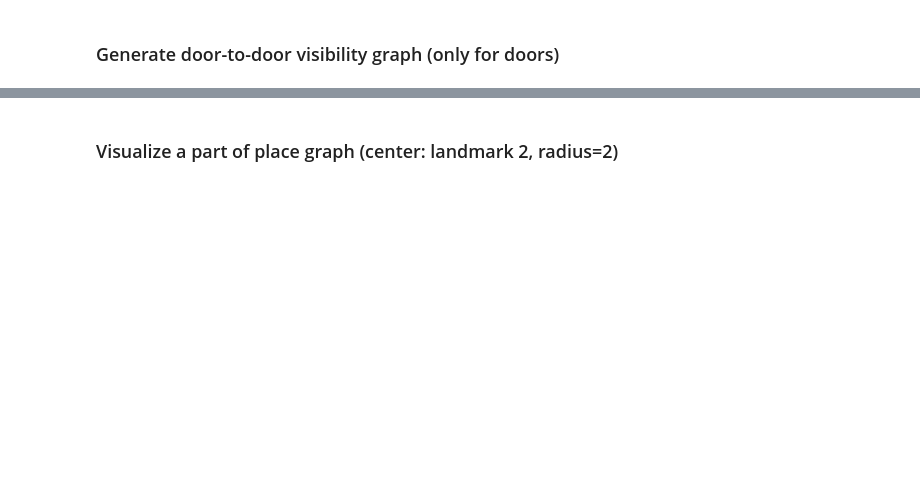
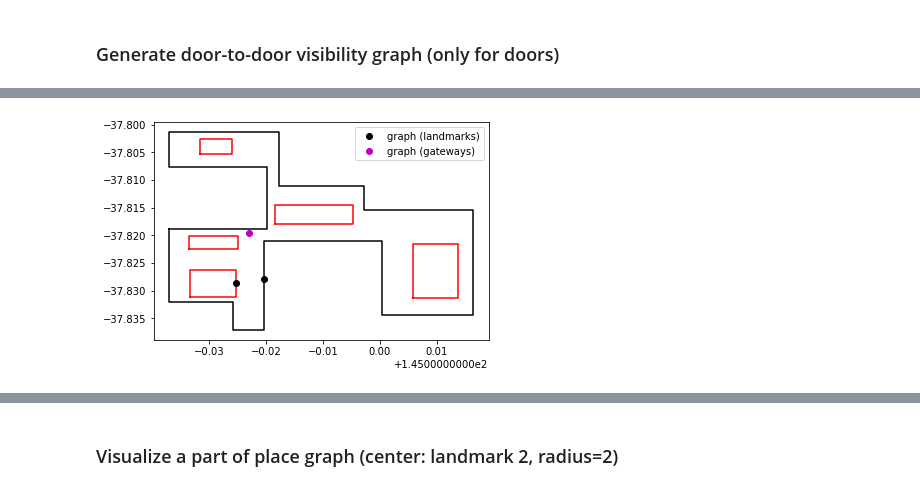
Before and after one commit to hamzeiehsan/indoor_view_graph, a Jupyter notebook: ViewGraph.ipynb, the cells around one changed output, grey strips where cells are left out. Cells and saved outputs as stored; diff of their text form; code cells hidden in the pictures; blank space fills up the shorter version.

```diff
--- a/ViewGraph.ipynb
+++ b/ViewGraph.ipynb
@@ -284,0 +342,8 @@ plotter.show()
+# %%
+spatial_expression = 'landmark 24 right of landmark 9'
+for n in place_graph.nodes:
+    if n.startswith('n') and 'exp' in place_graph.nodes[n].keys() and place_graph.nodes[n]['exp'] == spatial_expression:
+        nplet = n
+        break
+nt2, nplet_nodes = nplet_extraction(nplet)
+nt2.show('nplet_1.html')
@@ -284,0 +352,4 @@ plotter.show()
+# %%
+plot_configuration(nplet_nodes)
+# %% [output]
+[figure, added]
```
Also changed, not shown: parts of 29 cells of this notebook, 1 other file.
